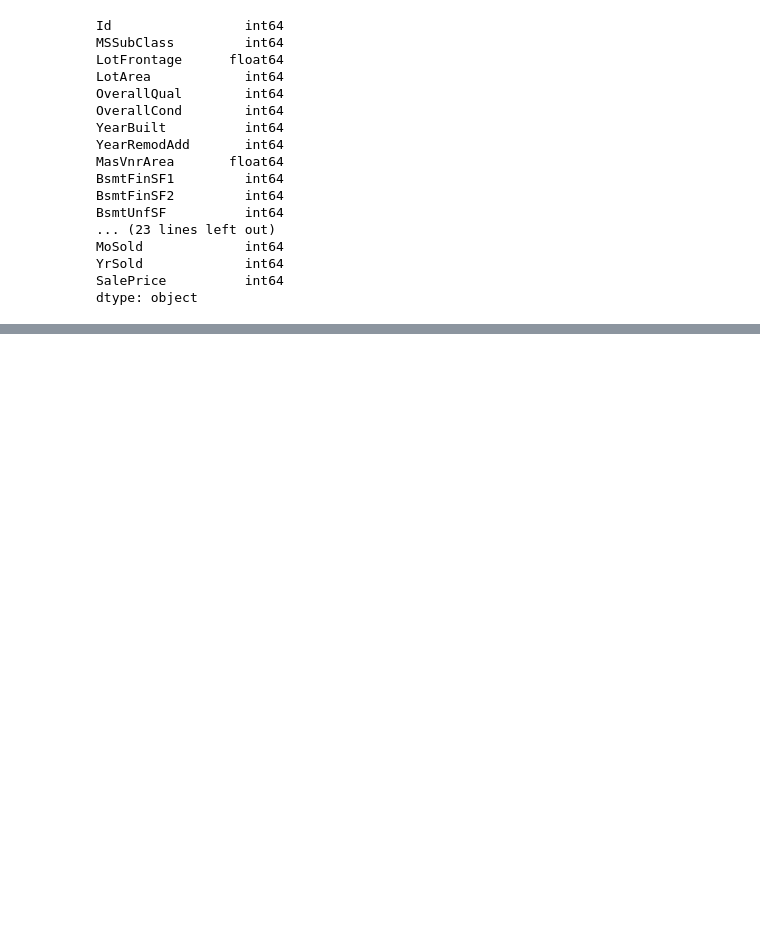
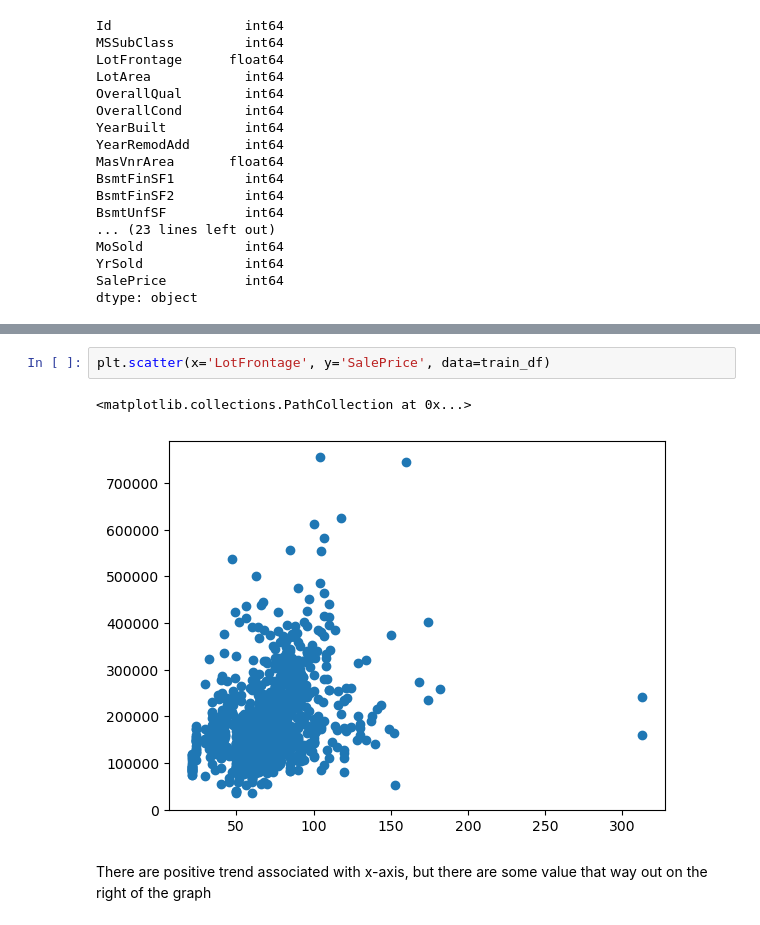
Before and after one commit to AkmalFazli27/house-prices-prediction, a Jupyter notebook: house_prices.ipynb, the cells around one changed output, grey strips where cells are left out. Cells and saved outputs as stored; diff of their text form; blank space fills up the shorter version.

```diff
--- a/house_prices.ipynb
+++ b/house_prices.ipynb
@@ -66,0 +93,7 @@ dtype: object
+# %%
+plt.scatter(x='LotFrontage', y='SalePrice', data=train_df)
+# %% [output]
+<matplotlib.collections.PathCollection at 0x...>
+[figure, added]
+# %% [markdown]
+There are positive trend associated with x-axis, but there are some value that way out on the right of the graph
```
Also changed, not shown: parts of 20 cells of this notebook.
